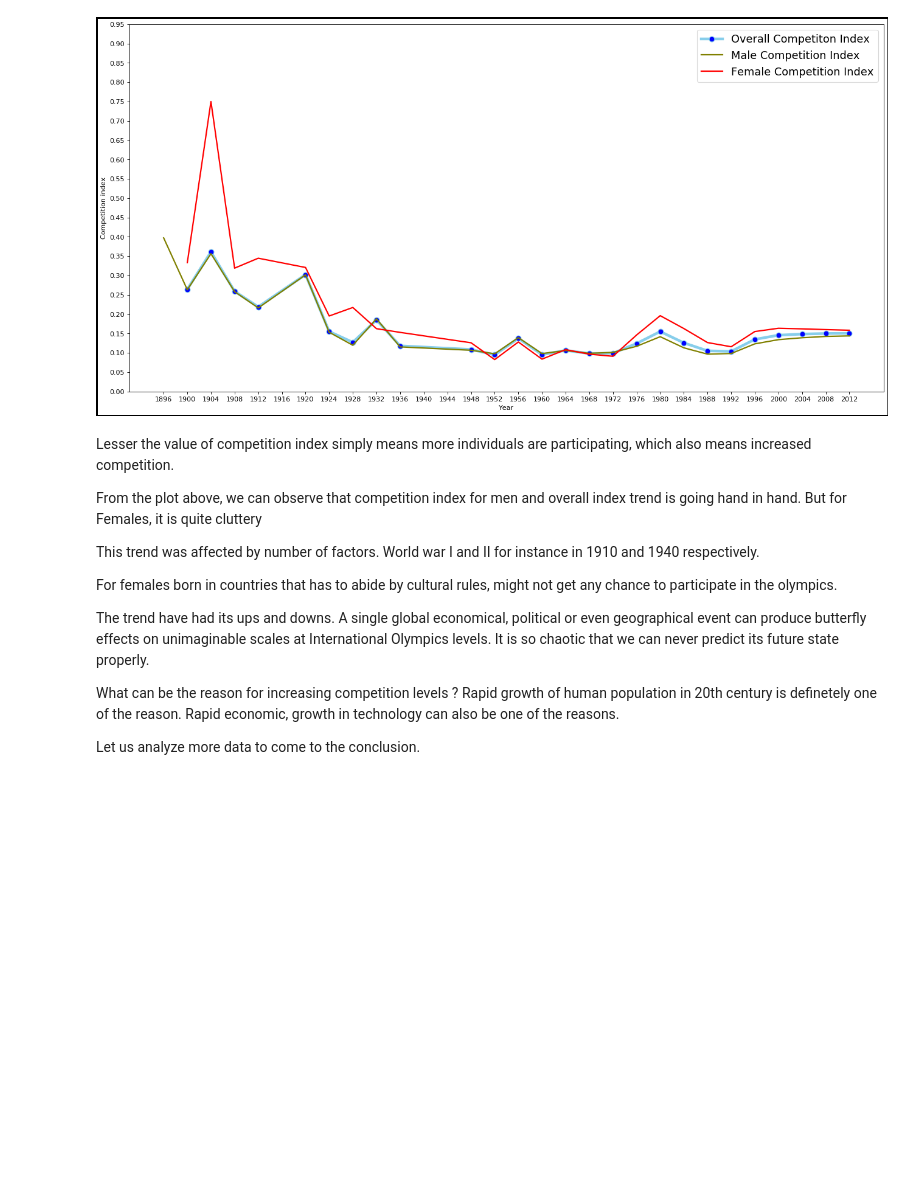
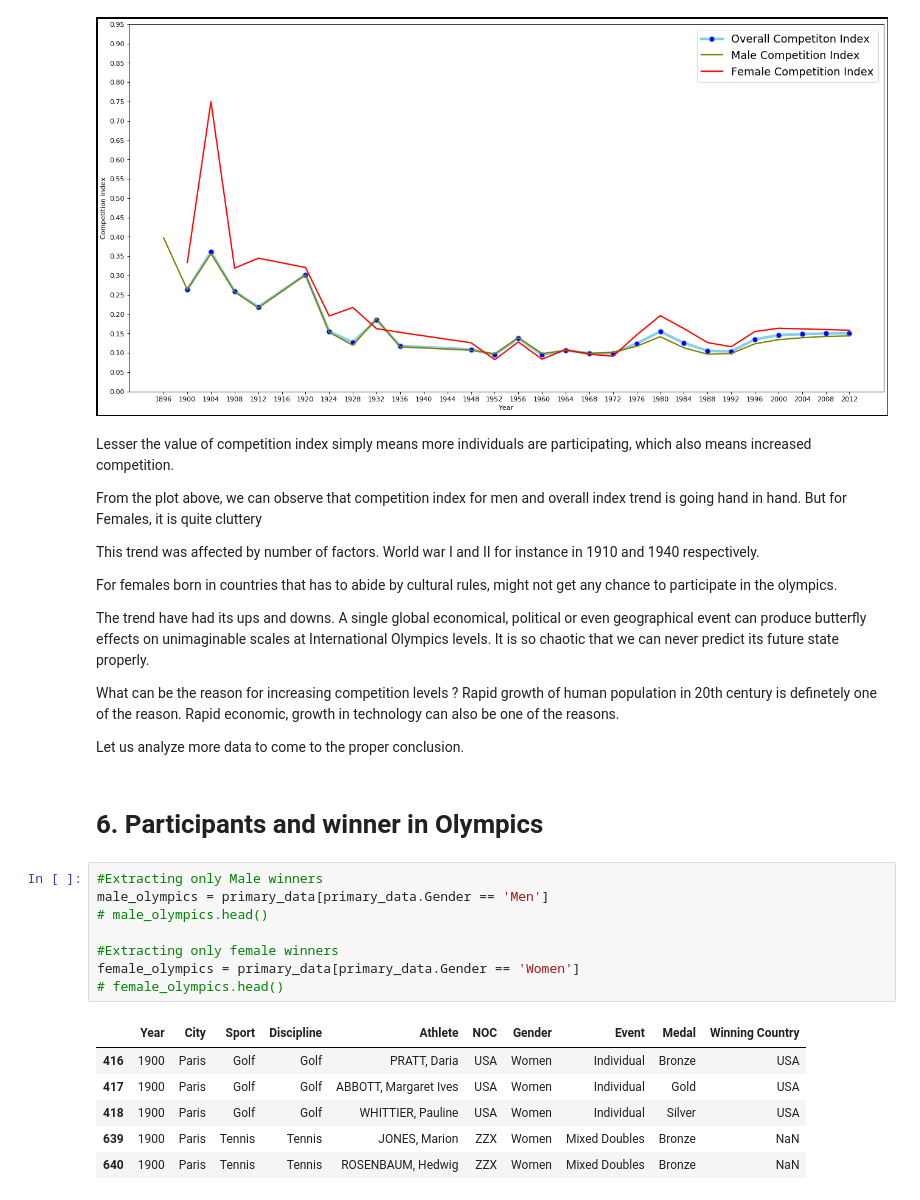
Before and after one commit to vaibz96/Olympics_EDA, a Jupyter notebook: Olympics Games EDA.ipynb, the cells around one changed output. Saved outputs shown, nothing was run; the diff lists cells and outputs as text; blank space fills up the shorter version.

```diff
--- a/Olympics Games EDA.ipynb
+++ b/Olympics Games EDA.ipynb
@@ -414,4 +414,21 @@ The trend have had its ups and downs. A single global economical, political or e
 
 What can be the reason for increasing competition levels ? Rapid growth of human population in 20th century is definetely one of the reason. Rapid economic, growth in technology can also be one of the reasons.
 
-Let us analyze more data to come to the conclusion.
+Let us analyze more data to come to the proper conclusion.
+# %% [markdown]
+# 6. Participants and winner in Olympics
+# %%
+#Extracting only Male winners
+male_olympics = primary_data[primary_data.Gender == 'Men']
+# male_olympics.head()
+
+#Extracting only female winners
+female_olympics = primary_data[primary_data.Gender == 'Women']
+# female_olympics.head()
+# %% [output]
+|  | Year | City | Sport | Discipline | Athlete | NOC | Gender | Event | Medal | Winning Country |
+| 416 | 1900 | Paris | Golf | Golf | PRATT, Daria | USA | Women | Individual | Bronze | USA |
+| 417 | 1900 | Paris | Golf | Golf | ABBOTT, Margaret Ives | USA | Women | Individual | Gold | USA |
+| 418 | 1900 | Paris | Golf | Golf | WHITTIER, Pauline | USA | Women | Individual | Silver | USA |
+| 639 | 1900 | Paris | Tennis | Tennis | JONES, Marion | ZZX | Women | Mixed Doubles | Bronze | NaN |
+| 640 | 1900 | Paris | Tennis | Tennis | ROSENBAUM, Hedwig | ZZX | Women | Mixed Doubles | Bronze | NaN |
```
Also changed, not shown: parts of 3 cells of this notebook.
